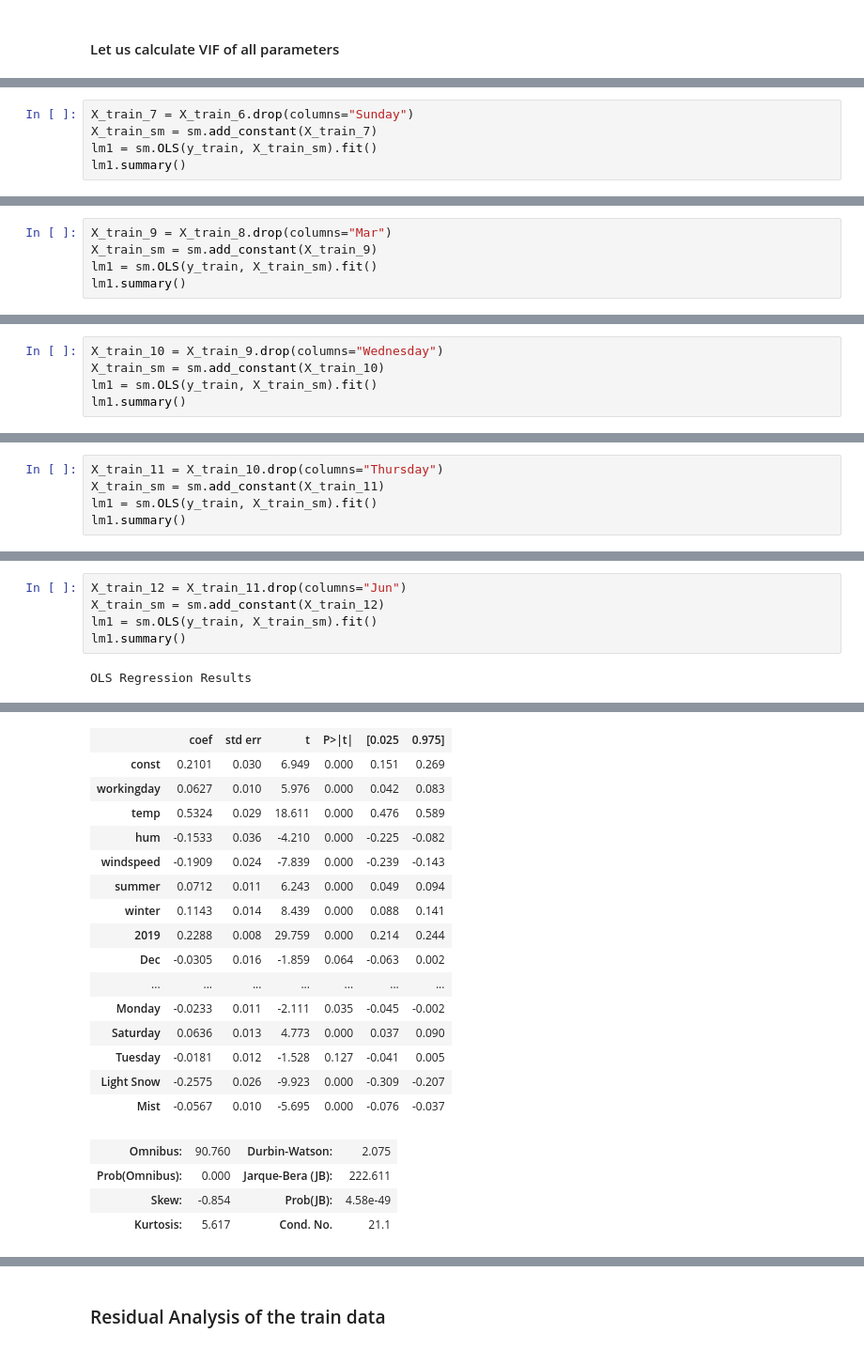
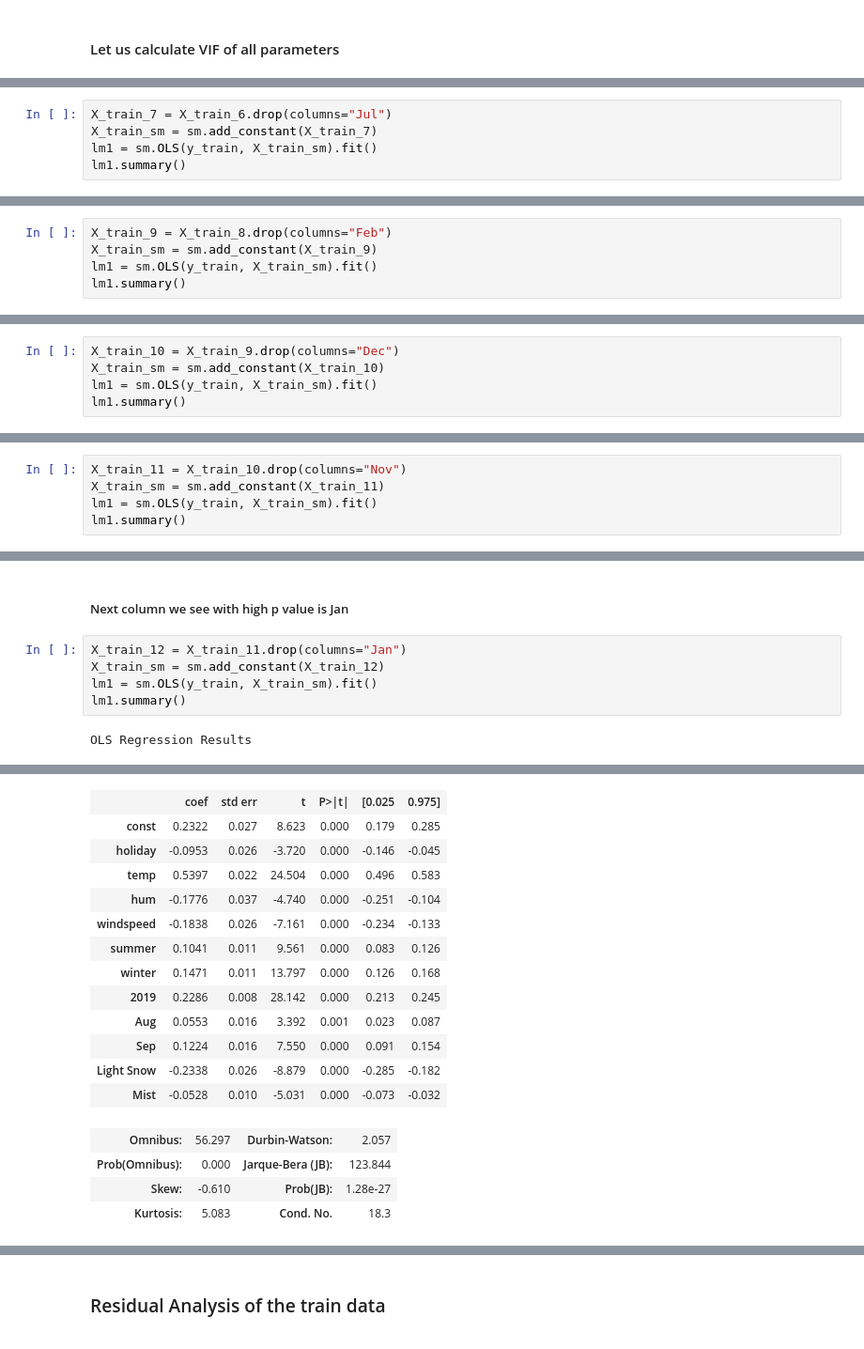
Before and after one commit to rasikasonar/Upgrad_BikeSharingLRAssignment, a Jupyter notebook: Bike_sharing_assignment_LR.ipynb, the cells around one changed output, grey strips where cells are left out. Shown at 94% size. Saved outputs shown, nothing was run; the diff lists cells and outputs as text.

```diff
--- a/Bike_sharing_assignment_LR.ipynb
+++ b/Bike_sharing_assignment_LR.ipynb
@@ -646,5 +651,5 @@ vif
 # %%
-X_train_7 = X_train_6.drop(columns="Sunday")
+X_train_7 = X_train_6.drop(columns="Jul")
 X_train_sm = sm.add_constant(X_train_7)
 lm1 = sm.OLS(y_train, X_train_sm).fit()
 lm1.summary()
@@ -772,5 +781,5 @@ vif
 # %%
-X_train_9 = X_train_8.drop(columns="Mar")
+X_train_9 = X_train_8.drop(columns="Feb")
 X_train_sm = sm.add_constant(X_train_9)
 lm1 = sm.OLS(y_train, X_train_sm).fit()
 lm1.summary()
@@ -835,5 +844,5 @@ vif
 # %%
-X_train_10 = X_train_9.drop(columns="Wednesday")
+X_train_10 = X_train_9.drop(columns="Dec")
 X_train_sm = sm.add_constant(X_train_10)
 lm1 = sm.OLS(y_train, X_train_sm).fit()
 lm1.summary()
@@ -898,5 +905,5 @@ vif
 # %%
-X_train_11 = X_train_10.drop(columns="Thursday")
+X_train_11 = X_train_10.drop(columns="Nov")
 X_train_sm = sm.add_constant(X_train_11)
 lm1 = sm.OLS(y_train, X_train_sm).fit()
 lm1.summary()
@@ -961,5 +962,7 @@ vif
+# %% [markdown]
+##### Next column we see with high p value is Jan
 # %%
-X_train_12 = X_train_11.drop(columns="Jun")
+X_train_12 = X_train_11.drop(columns="Jan")
 X_train_sm = sm.add_constant(X_train_12)
 lm1 = sm.OLS(y_train, X_train_sm).fit()
 lm1.summary()
@@ -976,24 +979,21 @@ OLS Regression Results
 | Covariance Type: | nonrobust |  |  |
 |  | coef | std err | t | P>|t| | [0.025 | 0.975] |
-| const | 0.2101 | 0.030 | 6.949 | 0.000 | 0.151 | 0.269 |
-| workingday | 0.0627 | 0.010 | 5.976 | 0.000 | 0.042 | 0.083 |
-| temp | 0.5324 | 0.029 | 18.611 | 0.000 | 0.476 | 0.589 |
-| hum | -0.1533 | 0.036 | -4.210 | 0.000 | -0.225 | -0.082 |
-| windspeed | -0.1909 | 0.024 | -7.839 | 0.000 | -0.239 | -0.143 |
-| summer | 0.0712 | 0.011 | 6.243 | 0.000 | 0.049 | 0.094 |
-| winter | 0.1143 | 0.014 | 8.439 | 0.000 | 0.088 | 0.141 |
-| 2019 | 0.2288 | 0.008 | 29.759 | 0.000 | 0.214 | 0.244 |
-| Dec | -0.0305 | 0.016 | -1.859 | 0.064 | -0.063 | 0.002 |
-| ... | ... | ... | ... | ... | ... | ... |
-| Monday | -0.0233 | 0.011 | -2.111 | 0.035 | -0.045 | -0.002 |
-| Saturday | 0.0636 | 0.013 | 4.773 | 0.000 | 0.037 | 0.090 |
-| Tuesday | -0.0181 | 0.012 | -1.528 | 0.127 | -0.041 | 0.005 |
-| Light Snow | -0.2575 | 0.026 | -9.923 | 0.000 | -0.309 | -0.207 |
-| Mist | -0.0567 | 0.010 | -5.695 | 0.000 | -0.076 | -0.037 |
+| const | 0.2322 | 0.027 | 8.623 | 0.000 | 0.179 | 0.285 |
+| holiday | -0.0953 | 0.026 | -3.720 | 0.000 | -0.146 | -0.045 |
+| temp | 0.5397 | 0.022 | 24.504 | 0.000 | 0.496 | 0.583 |
+| hum | -0.1776 | 0.037 | -4.740 | 0.000 | -0.251 | -0.104 |
+| windspeed | -0.1838 | 0.026 | -7.161 | 0.000 | -0.234 | -0.133 |
+| summer | 0.1041 | 0.011 | 9.561 | 0.000 | 0.083 | 0.126 |
+| winter | 0.1471 | 0.011 | 13.797 | 0.000 | 0.126 | 0.168 |
+| 2019 | 0.2286 | 0.008 | 28.142 | 0.000 | 0.213 | 0.245 |
+| Aug | 0.0553 | 0.016 | 3.392 | 0.001 | 0.023 | 0.087 |
+| Sep | 0.1224 | 0.016 | 7.550 | 0.000 | 0.091 | 0.154 |
+| Light Snow | -0.2338 | 0.026 | -8.879 | 0.000 | -0.285 | -0.182 |
+| Mist | -0.0528 | 0.010 | -5.031 | 0.000 | -0.073 | -0.032 |
-| Omnibus: | 90.760 | Durbin-Watson: | 2.075 |
-| Prob(Omnibus): | 0.000 | Jarque-Bera (JB): | 222.611 |
-| Skew: | -0.854 | Prob(JB): | 4.58e-49 |
-| Kurtosis: | 5.617 | Cond. No. | 21.1 |
+| Omnibus: | 56.297 | Durbin-Watson: | 2.057 |
+| Prob(Omnibus): | 0.000 | Jarque-Bera (JB): | 123.844 |
+| Skew: | -0.610 | Prob(JB): | 1.28e-27 |
+| Kurtosis: | 5.083 | Cond. No. | 18.3 |
 Notes:
 [1] Standard Errors assume that the covariance matrix of the errors is correctly specified.
 # %%
```
Also changed, not shown: parts of 84 cells of this notebook.
